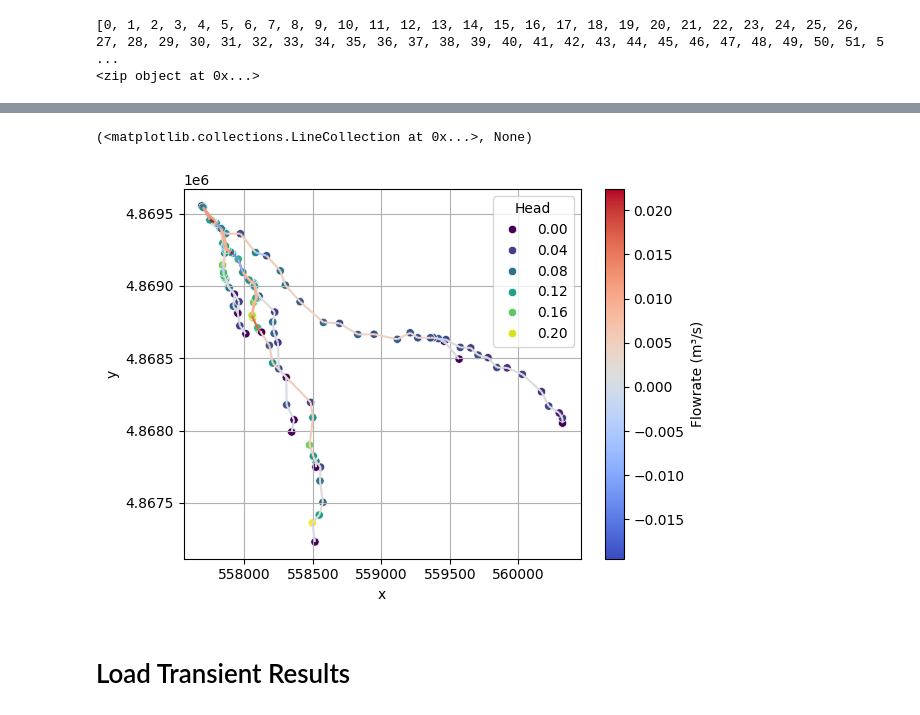
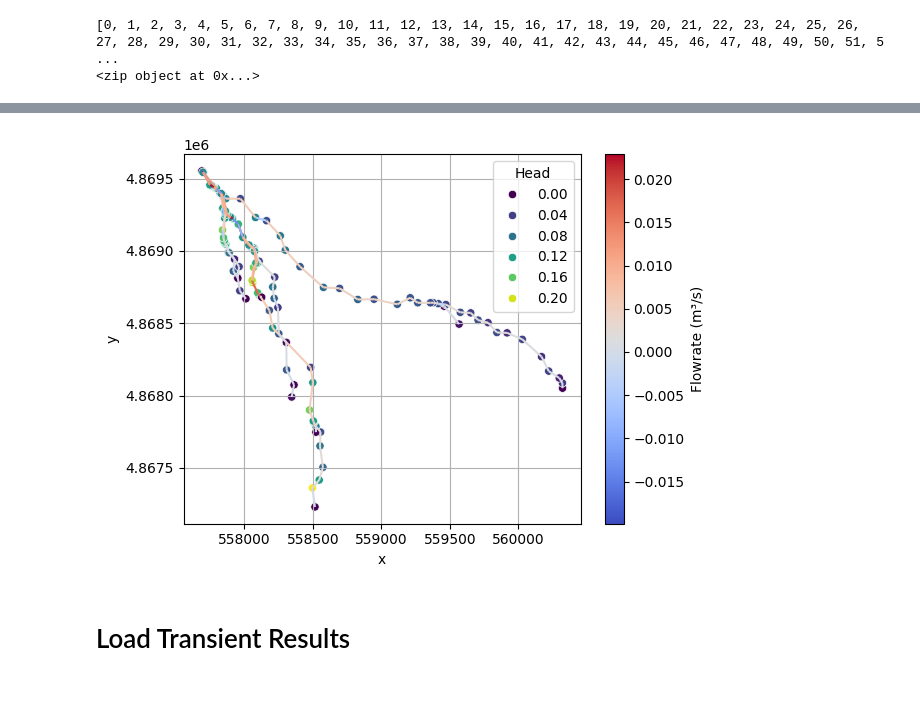
Before and after one commit to jhuang523/UMNBearSpring, a Jupyter notebook: openkarst/steady_state/conduit_geometry_setup.ipynb, the cells around one changed output, grey strips where cells are left out. Cells and saved outputs as stored; diff of their text form; code cells hidden in the pictures.

```diff
--- a/openkarst/steady_state/conduit_geometry_setup.ipynb
+++ b/openkarst/steady_state/conduit_geometry_setup.ipynb
@@ -402,8 +419,7 @@ init_h = y[len(t) - 1]
 # %%
-network.plot_network_flow(Q = init_Q, h = init_h)
+ax = network.plot_network_flow(Q = init_Q, h = init_h)
 # %% [output]
-(<matplotlib.collections.LineCollection at 0x...>, None)
-[figure, old version]
+[figure, new version]
 # %%
 init_cond = {'initial_flowrate' : init_Q, 'initial_water_depth' : init_h}
 write_pickle(f"conduit_geometry_test/input_data/init_conditions/low_slope/{network_type}_IC.pkl", init_cond)
```
Also changed, not shown: parts of 5 cells of this notebook, 5 other files.
